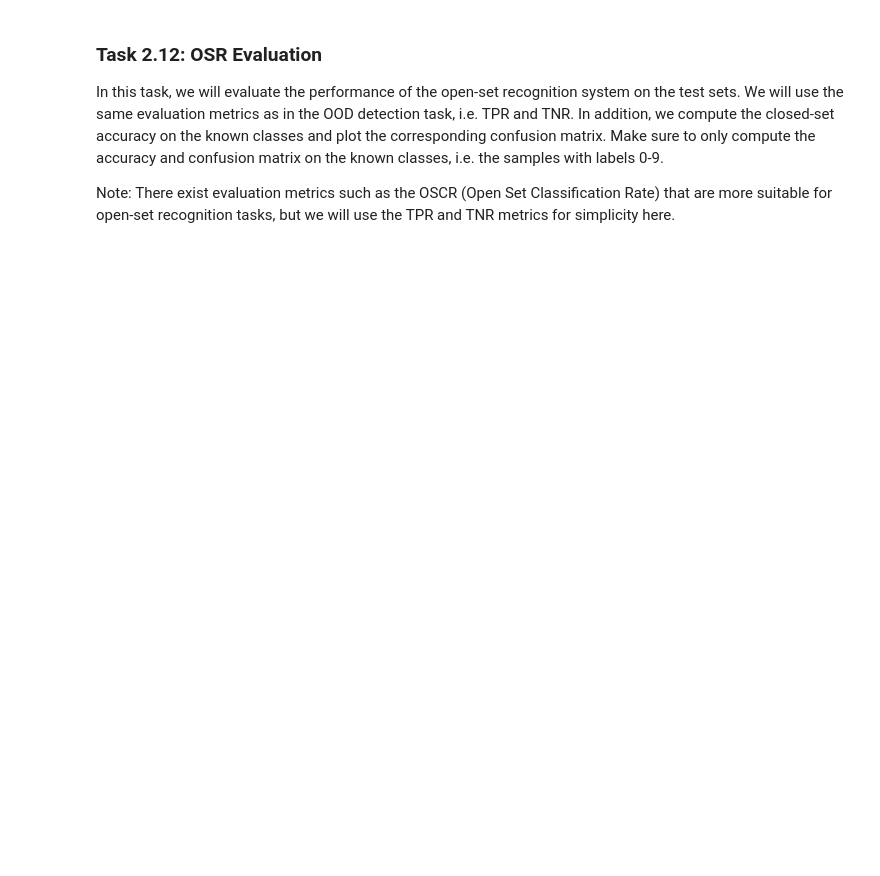
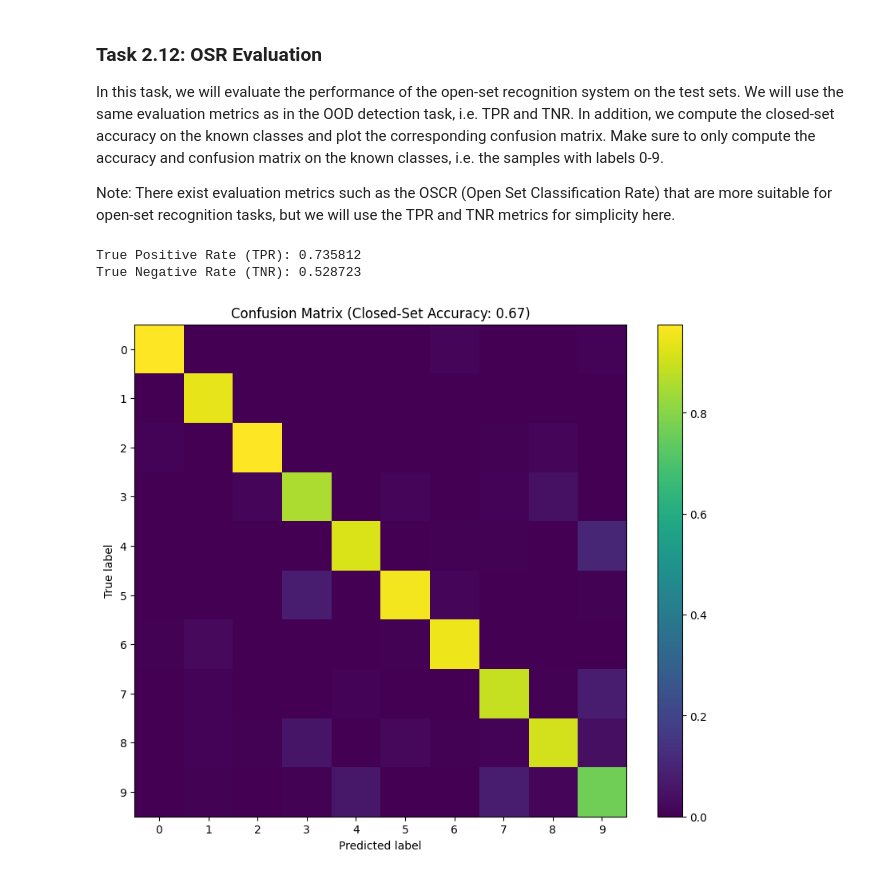
Before and after one commit to IngaleOmkar/Deep-Learning, a Jupyter notebook: Assignment-4/DL-Assignment04.ipynb, the cells around one changed output. Cells and saved outputs as stored; diff of their text form; code cells hidden in the pictures; blank space fills up the shorter version.

```diff
--- a/Assignment-4/DL-Assignment04.ipynb
+++ b/Assignment-4/DL-Assignment04.ipynb
@@ -727,8 +725,16 @@ Define a function that takes the predictions and truth values, as lists, and ret
 You can use `sklearn.metrics.confusion_matrix` (https://scikit-learn.org/stable/modules/generated/sklearn.metrics.confusion_matrix.html) to compute true positives, true negatives, false positives, and false negatives, or compute them by their definitions.
 # %%
 def compute_tpr_tnr(predictions, truth):
+
+    predictions = np.array(predictions)
+    truth = np.array(truth)
+    # Compute the confusion matrix or tp, tn, fp, fn
+    tn, fp, fn, tp = confusion_matrix(y_true=truth, y_pred=predictions).ravel()
+
     # Compute the confusion matrix, directly from the torch tensors
-    tn, fp, fn, tp = confusion_matrix(truth.cpu().numpy(), predictions.cpu().numpy(), labels=[1, -1]).ravel()
+    #tn, fp, fn, tp = confusion_matrix(truth.cpu().numpy(), predictions.cpu().numpy(), labels=[1, -1]).ravel()
+    #tn, fp, fn, tp = confusion_matrix(truth.numpy(), predictions.numpy(), labels=[1, -1]).ravel()
+
     # Compute TPR and TNR
     tpr = tp / (tp + fn) if (tp + fn) > 0 else 0
     tnr = tn / (tn + fp) if (tn + fp) > 0 else 0
@@ -917,38 +948,48 @@ Note: There exist evaluation metrics such as the OSCR (Open Set Classification R
 predictions = []
 labels = []
 for dataloader in [test_loader, emnist_letters_loader, fashion_mnist_loader]:
-    pred, label = ...
+    pred, label = osr_classifier.predict(dataloader, osr_threshold)
     predictions.append(pred)
     labels.append(label)
 
 predictions = torch.cat(predictions).cpu()
 labels = torch.cat(labels).cpu()
 
 # Compute binary predictions and labels: 1 for in-distribution, -1 for out-of-distribution
 binary_labels = torch.where(labels == -1, -1, 1)
 binary_predictions = torch.where(predictions == -1, -1, 1)
 
 # Compute TPR and TNR
-tpr, tnr = ...
+tpr, tnr = compute_tpr_tnr(binary_predictions, binary_labels)
 print(f'True Positive Rate (TPR): {tpr:.6f}')
 print(f'True Negative Rate (TNR): {tnr:.6f}')
+
+
+# Filter needed classes (0–9) for the confusion matrix
+needed_class_labels       = labels[labels != -1]
+needed_class_predictions  = predictions[labels != -1]
+
 
 # plot confusion matrix
 def plot_confusion_matrix(y_true, y_pred):
     # compute accuracy
-    acc = ...
+    acc = (y_true == y_pred).sum().item() / len(y_true)
 
     # Compute confusion matrix
     cm = confusion_matrix(y_true.cpu(), y_pred.cpu(), labels=list(range(10)), normalize='pred')
     plt.figure(figsize=(10, 8))
     plt.imshow(cm)
     plt.colorbar(plt.imshow(cm))
     plt.xlabel('Predicted label')
     plt.ylabel('True label')
     plt.title(f'Confusion Matrix (Closed-Set Accuracy: {acc:.2f})')
     plt.xticks(ticks=range(10), labels=range(10))
     plt.yticks(ticks=range(10), labels=range(10))
     plt.show()
 
 # plot confusion matrix of known classes
-plot_confusion_matrix(..., ...)
+plot_confusion_matrix(needed_class_labels, needed_class_predictions)
+# %% [output]
+True Positive Rate (TPR): 0.735812
+True Negative Rate (TNR): 0.528723
+[figure, added]
```
Also changed, not shown: parts of 12 cells of this notebook, 4 other files.
